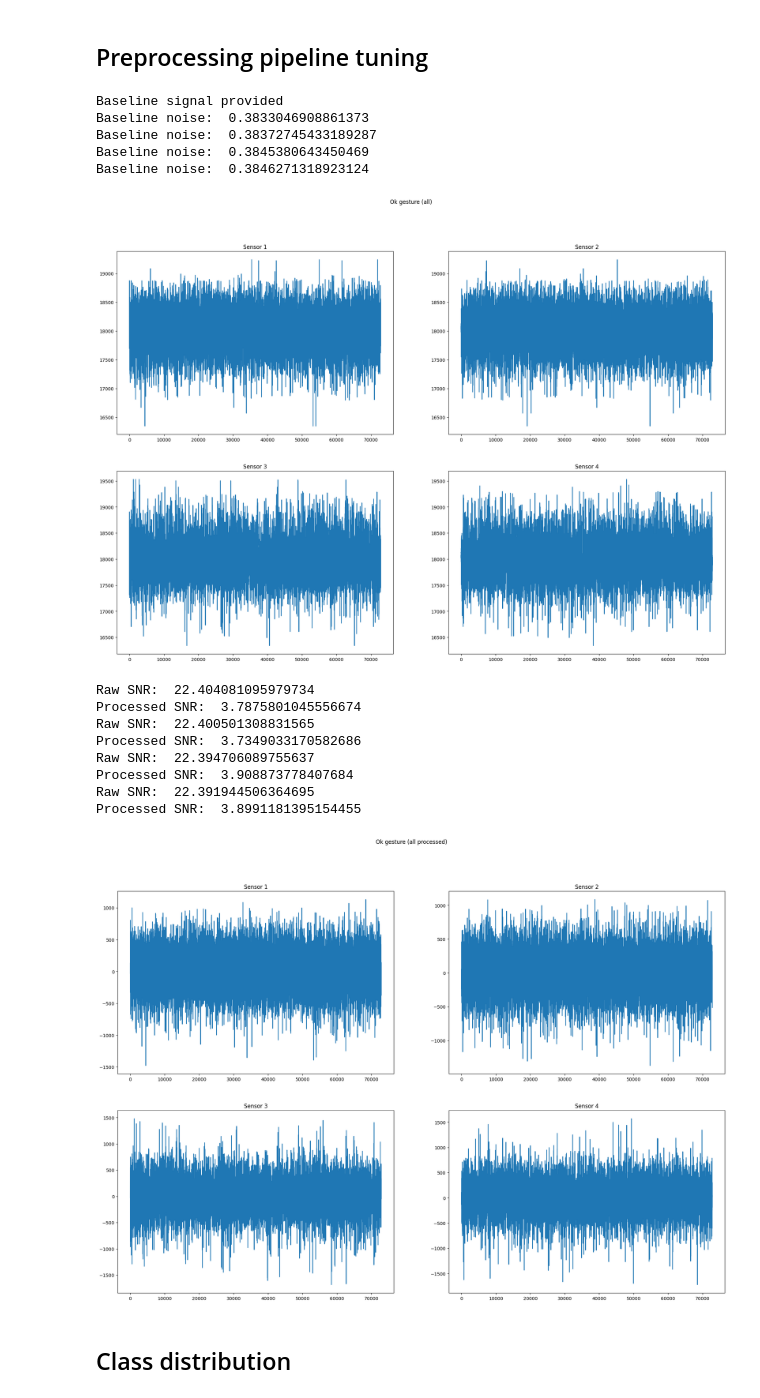
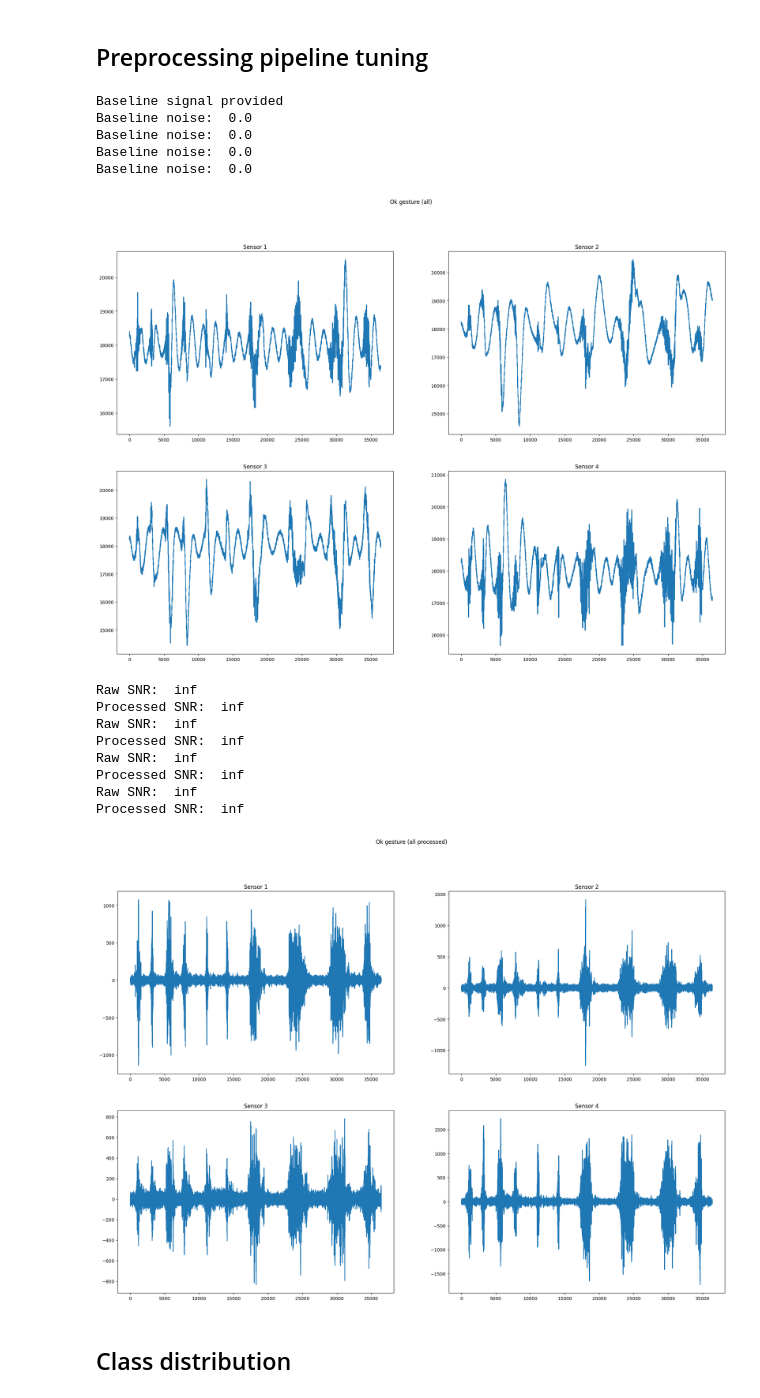
Before and after one commit to Incomprehensible/Real-Time-Gesture-Control-System-for-Precision-Control, a Jupyter notebook: training/scripts/hand-gesture-recognition_pipeline_tuning.ipynb, the cells around one changed output. Saved outputs shown, nothing was run; the diff lists cells and outputs as text; code cells hidden in the pictures.

Commit message:
feat: Adapt training pipeline to work with arbitrary classes
Signed-off-by: Gilbert Tanner <gilberttanner.work@gmail.com>

```diff
--- a/training/scripts/hand-gesture-recognition_pipeline_tuning.ipynb
+++ b/training/scripts/hand-gesture-recognition_pipeline_tuning.ipynb
@@ -146,0 +109,9 @@ ok_df.head()
+# %%
+concat_dfs = []
+
+for i in range(NUM_CLASSES):
+    if SUBSAMPLE_DATA:
+        min_len = get_min_df_array_len(dfs)
+        concat_dfs.append(pd.concat([get_random_df_chunk(df, min_len) for df in dfs[i]], ignore_index=True))
+    else:
+        concat_dfs.append(pd.concat(dfs[i], ignore_index=True))
@@ -168,0 +124,4 @@ print(sensor_data.head())
+# %%
+sensor_data = pd.concat(concat_dfs, ignore_index=True)
+labels = sum([[i] * len(concat_dfs[i]) for i in range(NUM_CLASSES)], [])
+print(sensor_data.head())
@@ -170,7 +145,6 @@ print(sensor_data.head())
 ## Preprocessing
 # %%
 import libemg
-import neurokit2 as nk
 import numpy as np
 from numpy import mean, std
 from scipy import signal
@@ -192,7 +166,7 @@ class EMG_preprocessor():
         self.baseline_noise = [[0.0] for _ in range(num_sensors)]
         if baseline_signal is not None:
             self.baseline_signal = [[] for _ in range(num_sensors)]
-            baseline_signal = np.array_split(baseline_signal, num_sensors)
+            baseline_signal = np.array_split(baseline_signal, num_sensors, axis=1)
             for i in range(num_sensors):
                 self.baseline_signal[i] = np.asarray(baseline_signal[i]).flatten()
 
@@ -210,8 +184,6 @@ class EMG_preprocessor():
     def preprocess(self, sensor_data, sensor_num):
         if self.library == 'scipy':
             return self._preprocess_data_scipy(sensor_data, sensor_num)
-        elif self.library == 'nk2':
-            return self._preprocess_data_nk2(sensor_data, sensor_num)
         elif self.library == 'libemg':
             return self._preprocess_data_libemg(sensor_data, sensor_num)
         else:
@@ -225,21 +197,6 @@ class EMG_preprocessor():
         # run the entire first subject dataset through the common filters
         raw_data = fi.filter(data)
         return raw_data
-
-    def _preprocess_data_nk2(self, data, sensor_num):
-        # raw_data = self._apply_filter(data)
-        # raw_data = self._remove_artefact(raw_data)
-        raw_data = data
-        # raw_data = self._subtract_baseline(raw_data, sensor_num)
-        raw_data = self._calculate_linear_envelop(raw_data, sensor_num, plot=False)
-        return raw_data
-
-    def _calculate_linear_envelop(self, data, sensor_num, plot=False):
-        feature='EMG_Amplitude'
-        signals, info = nk.emg_process(data, sampling_rate=self.fs)
-        if plot:
-            nk.emg_plot(signals, info)
-        return signals[feature].values
 
     # def _preprocess_data_emg_dsp_lib(self, data, sensor_num):
     #     ref_available = True if self.baseline_signal is not None else False
@@ -380,7 +337,7 @@ if plot_all_timeline:
 # %%
 def plot_signal(data, row_index, title):
     # Split the row into 8 groups corresponding to sensors
-    signals = np.array_split(data, num_sensors)
+    signals = np.array_split(data, NUM_SENSORS, axis=1)
 
     # Plot each sensor's signal
     plt.figure(figsize=(12, 6))
@@ -396,10 +353,10 @@ def plot_signal(data, row_index, title):
 
 def plot_all_signals(preprocessor, all_data, title, filter=False):
     # Plot each sensor's signal
-    signals = np.array_split(all_data, num_sensors)
-    fig, axs = plt.subplots(2, 2, figsize=(24, 16))
+    signals = np.array_split(all_data, NUM_SENSORS, axis=1)
+    fig, axs = plt.subplots(NUM_SENSORS // 2 + NUM_SENSORS % 2, 2, figsize=(24, 16))
     axs = axs.flatten()
-    for sensor in range(0, num_sensors):
+    for sensor in range(0, NUM_SENSORS):
         sigs = signals[sensor]
         sigs = np.array(sigs).flatten()
         # mean = np.mean(sigs, axis=0)
@@ -424,49 +381,49 @@ def plot_all_signals(preprocessor, all_data, title, filter=False):
 # plot_signal(proc_data, row_index=index, title='Fist gesture (processed)')
 
 # preprocessor = EMG_preprocessor(lf, hf, fs, trim, bandpass_order, outlier_rejection_stds, neutral_df.iloc[:, :-1].values, filter_type='highlow', library='scipy')
 # raw_signal = fist_df.iloc[:, :-1].values
 # plot_all_signals(preprocessor, raw_signal, title='Fist gesture (all)', filter=False)
 # plot_all_signals(preprocessor, raw_signal, title='Fist gesture (all processed)', filter=True)
 # preprocessor = EMG_preprocessor(lf, hf, fs, trim, bandpass_order, outlier_rejection_stds, neutral_df.iloc[:, :-1].values, filter_type='band', library='scipy')
 # raw_signal = fist_df.iloc[:, :-1].values
 # plot_all_signals(preprocessor, raw_signal, title='Fist gesture (all)', filter=False)
 # plot_all_signals(preprocessor, raw_signal, title='Fist gesture (all processed)', filter=True)
 
 # preprocessor = EMG_preprocessor(lf, hf, fs, trim, bandpass_order, outlier_rejection_stds, baseline_array.flatten(), filter_type='highlow', library='libemg')
 # raw_signal = ok_df.values
 # plot_all_signals(preprocessor, raw_signal, title='Ok gesture (all)', filter=False)
 # plot_all_signals(preprocessor, raw_signal, title='Ok gesture (all processed)', filter=True)
 
-preprocessor = EMG_preprocessor(lf, hf, fs, trim, bandpass_order, outlier_rejection_stds, baseline_array.flatten(), filter_type='band', library='libemg')
-raw_signal = ok_df.values
+preprocessor = EMG_preprocessor(lf, hf, fs, trim, bandpass_order, outlier_rejection_stds, np.zeros(concat_dfs[0].shape), filter_type='band', library='libemg', num_sensors=NUM_SENSORS)
+raw_signal = concat_dfs[0].values
 plot_all_signals(preprocessor, raw_signal, title='Ok gesture (all)', filter=False)
 plot_all_signals(preprocessor, raw_signal, title='Ok gesture (all processed)', filter=True)
 
 # # preprocessor = EMG_preprocessor(lf, hf, fs, trim, bandpass_order, outlier_rejection_stds, neutral_df.iloc[:, :-1].values, filter_type='highlow', library='libemg')
 # raw_signal = fist_df.iloc[:, :-1].values
 # plot_all_signals(preprocessor, raw_signal, title='Fist gesture (all)', filter=False)
 # plot_all_signals(preprocessor, raw_signal, title='Fist gesture (all processed)', filter=True)
 
 # preprocessor = EMG_preprocessor(lf, hf, fs, trim, bandpass_order, outlier_rejection_stds, neutral_df.iloc[:, :-1].values, filter_type='band', library='libemg')
 # raw_signal = fist_df.iloc[:, :-1].values
 # plot_all_signals(preprocessor, raw_signal, title='Fist gesture (all)', filter=False)
 # plot_all_signals(preprocessor, raw_signal, title='Fist gesture (all processed)', filter=True)
 # %% [output]
 Baseline signal provided
-Baseline noise:  0.3833046908861373
-Baseline noise:  0.38372745433189287
-Baseline noise:  0.3845380643450469
-Baseline noise:  0.3846271318923124
+Baseline noise:  0.0
+Baseline noise:  0.0
+Baseline noise:  0.0
+Baseline noise:  0.0
-[figure, old version]
+[figure, new version]
-Raw SNR:  22.404081095979734
-Processed SNR:  3.7875801045556674
-Raw SNR:  22.400501308831565
-Processed SNR:  3.7349033170582686
-Raw SNR:  22.394706089755637
-Processed SNR:  3.908873778407684
-Raw SNR:  22.391944506364695
-Processed SNR:  3.8991181395154455
+Raw SNR:  inf
+Processed SNR:  inf
+Raw SNR:  inf
+Processed SNR:  inf
+Raw SNR:  inf
+Processed SNR:  inf
+Raw SNR:  inf
+Processed SNR:  inf
-[figure, old version]
+[figure, new version]
 # %% [markdown]
 ## Class distribution
 # %%
```
Also changed, not shown: parts of 52 cells of this notebook, 1 other file.
